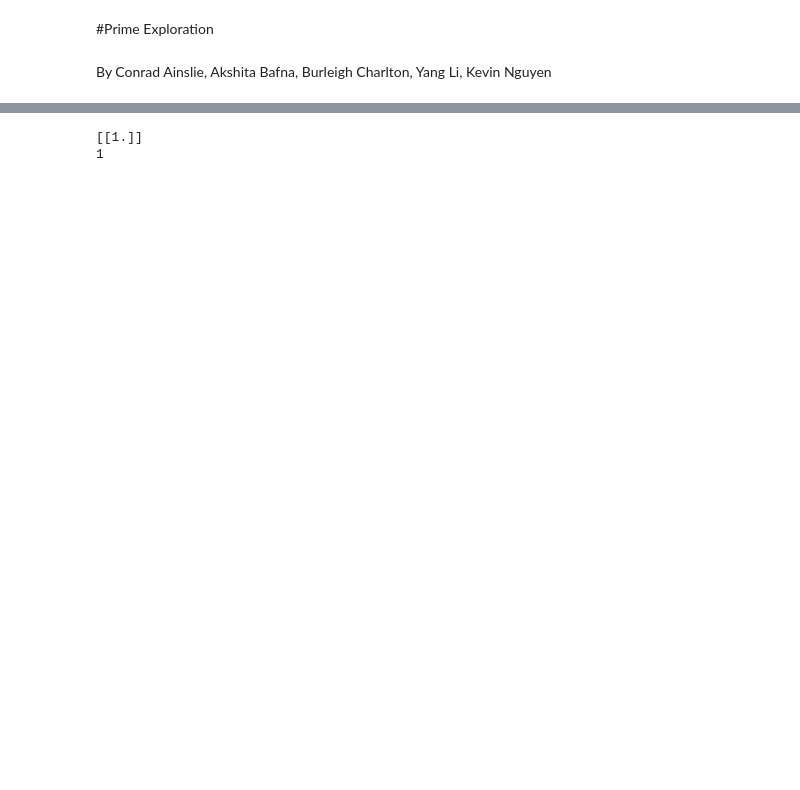
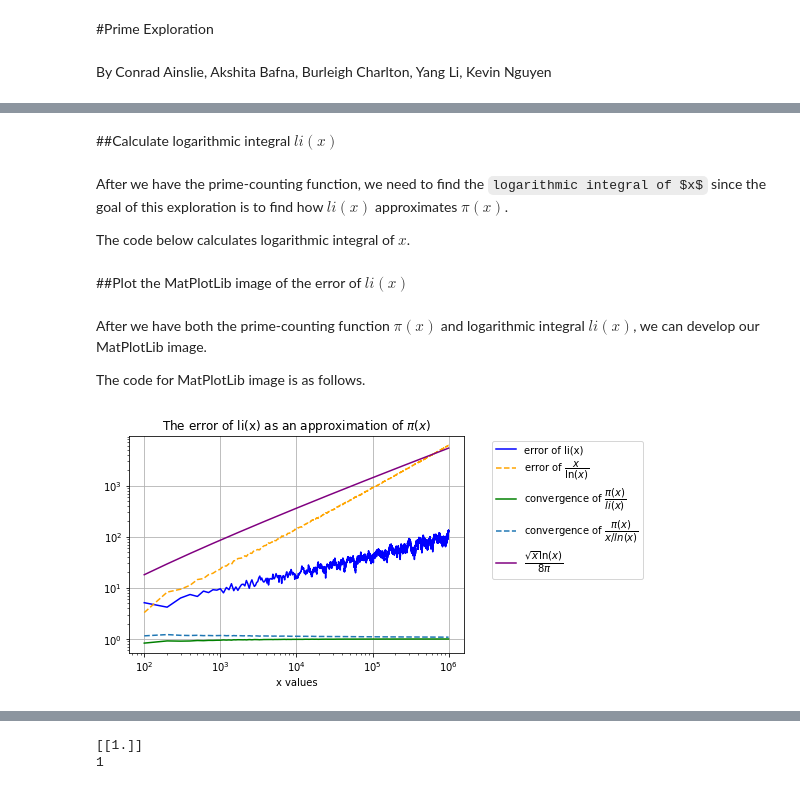
Before and after one commit to BurleighCharlton/Python-Mathematics, a Jupyter notebook: Prime_3.ipynb, the cells around one changed output, grey strips where cells are left out. Cells and saved outputs as stored; diff of their text form; code cells hidden in the pictures; blank space fills up the shorter version.

```diff
--- a/Prime_3.ipynb
+++ b/Prime_3.ipynb
@@ -51,0 +102,39 @@ def primes_upto(x,primes):
+# %% [markdown]
+##Calculate logarithmic integral $li(x)$
+# %% [markdown]
+After we have the prime-counting function, we need to find the `logarithmic integral of $x$` since the goal of this exploration is to find how $li(x)$ approximates $\pi(x)$.
+
+The code below calculates logarithmic integral of $x$.
+# %%
+n=1000000
+primelistn = np.asarray(where(isprime_list(n))) #might take a little while
+x_values = np.linspace(0,n,10001)
+#pix_values = np.array([primes_upto(x,primelistn) for x in x_values]) #this is super slow for large arrays of primes, dont use
+pix_values = np.array(primescountingfast(x_values,primelistn)) #faster version of above function, still gonna take awhile
+lix=[li(x) for x in x_values] #calculates logarithmic integral of x
+# %% [markdown]
+##Plot the MatPlotLib image of the error of $li(x)$
+# %% [markdown]
+After we have both the prime-counting function $\pi(x)$ and logarithmic integral $li(x)$, we can develop our MatPlotLib image.
+
+The code for MatPlotLib image is as follows.
+# %%
+plt.plot(x_values[1:],abs(pix_values[1:]-lix[1:]),label='error of li(x)',color='blue') #main error term
+plt.plot(x_values[1:],abs(pix_values[1:]-x_values[1:]/np.log(x_values[1:])),label='error of $\dfrac{x}{\ln{(x)}}$',linestyle='--',color='orange') #while x/log(x) can be used to approximate primes it is far worse than li(x)
+plt.plot(x_values[1:],abs(pix_values[1:]/lix[1:]),label='convergence of $\dfrac{\pi(x)}{li(x)}$',color='green')#this small green line is to show that the ratio of pi(x)/li(x) converges to 1 very quickly
+plt.plot(x_values[1:],abs(pix_values[1:]/(x_values[1:]/np.log(x_values[1:]))),label='convergence of $\dfrac{\pi(x)}{x/ln(x)}$',linestyle='--')
+plt.xscale('log')
+plt.yscale('log')
+bound2=np.array([x**(1/2)*np.log(x)/8*np.pi for x in x_values[1:]])
+plt.plot(x_values[1:],bound2[0:],label='$\dfrac{\sqrt{x}\ln(x)}{8\pi}$',color='purple')
+plt.title('The error of li(x) as an approximation of $\pi(x)$')
+plt.xlabel('x values')
+plt.grid(True)
+plt.legend(loc='upper right',bbox_to_anchor=(1.55,1),)
+'''
+There is a huge problem with doing this project in python and its that we cant actually calculate enough primes to easily show that the error terms are remotley closely bounded by
+$\dfrac{\sqrt{x}\ln{x}}{8\pi}$, we would need to calculate billions of primes to demonstrate the fact that the cubic root of x times ln(x) diveded by 8pi isn't a bound for pi(x)-li(x).
+'''
+plt.show()
+# %% [output]
+[figure, added]
```
Also changed, not shown: parts of 64 cells of this notebook.
